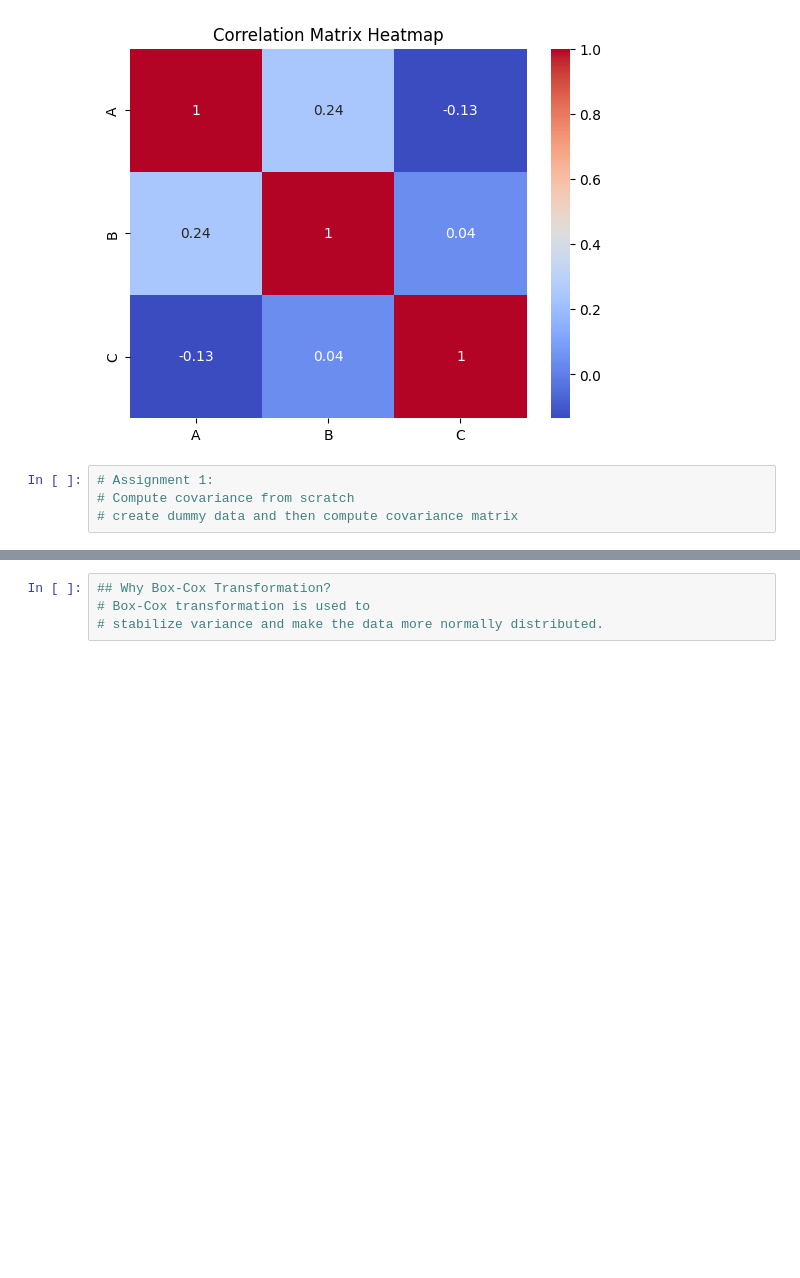
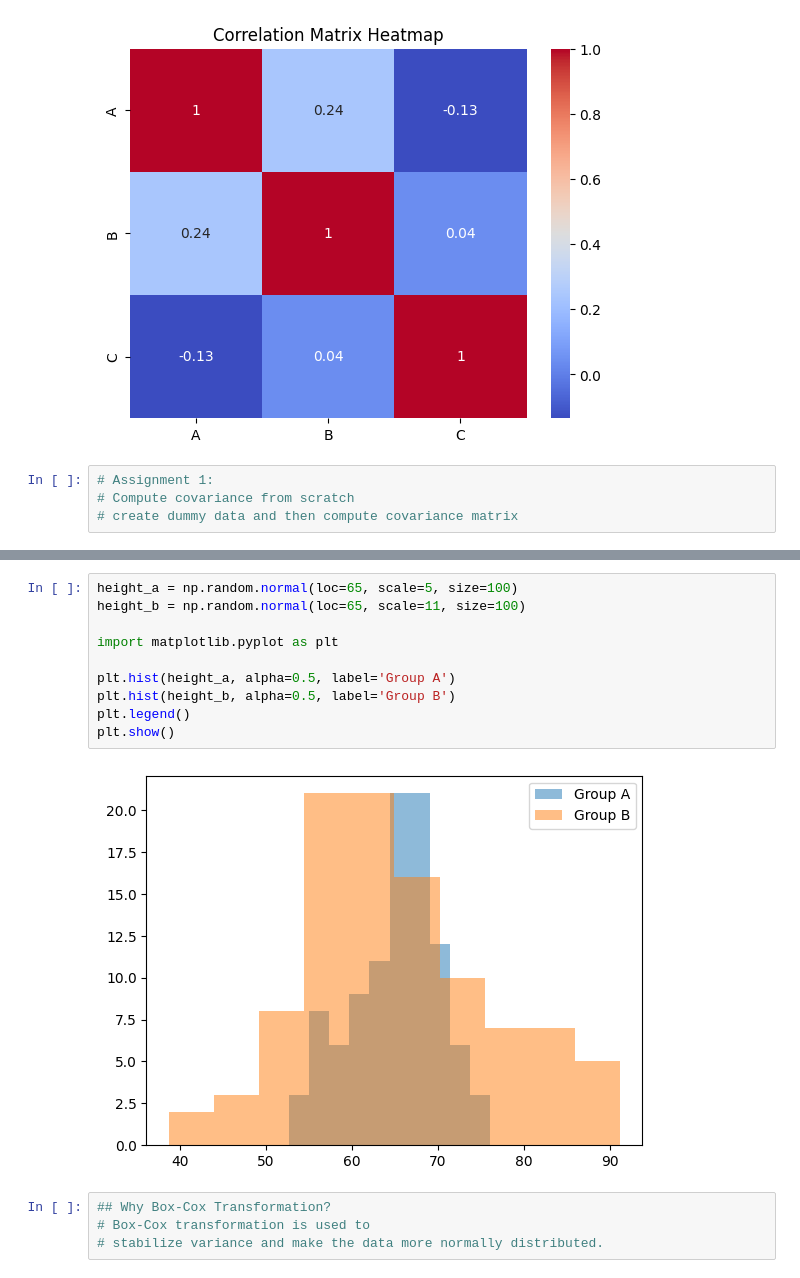
Before and after one commit to rahul8879/ai-ml-akila, a Jupyter notebook: maths/stats/01_stats.ipynb, the cells around one changed output, grey strips where cells are left out. Saved outputs shown, nothing was run; the diff lists cells and outputs as text; blank space fills up the shorter version.

```diff
--- a/maths/stats/01_stats.ipynb
+++ b/maths/stats/01_stats.ipynb
@@ -181,3 +242,15 @@ plt.show()
+# %%
+height_a = np.random.normal(loc=65, scale=5, size=100)
+height_b = np.random.normal(loc=65, scale=11, size=100)
+
+import matplotlib.pyplot as plt
+
+plt.hist(height_a, alpha=0.5, label='Group A')
+plt.hist(height_b, alpha=0.5, label='Group B')
+plt.legend()
+plt.show()
+# %% [output]
+[figure, added]
 # %%
 ## Why Box-Cox Transformation?
 # Box-Cox transformation is used to
```
Also changed, not shown: parts of 2 cells of this notebook, 1 other file.
